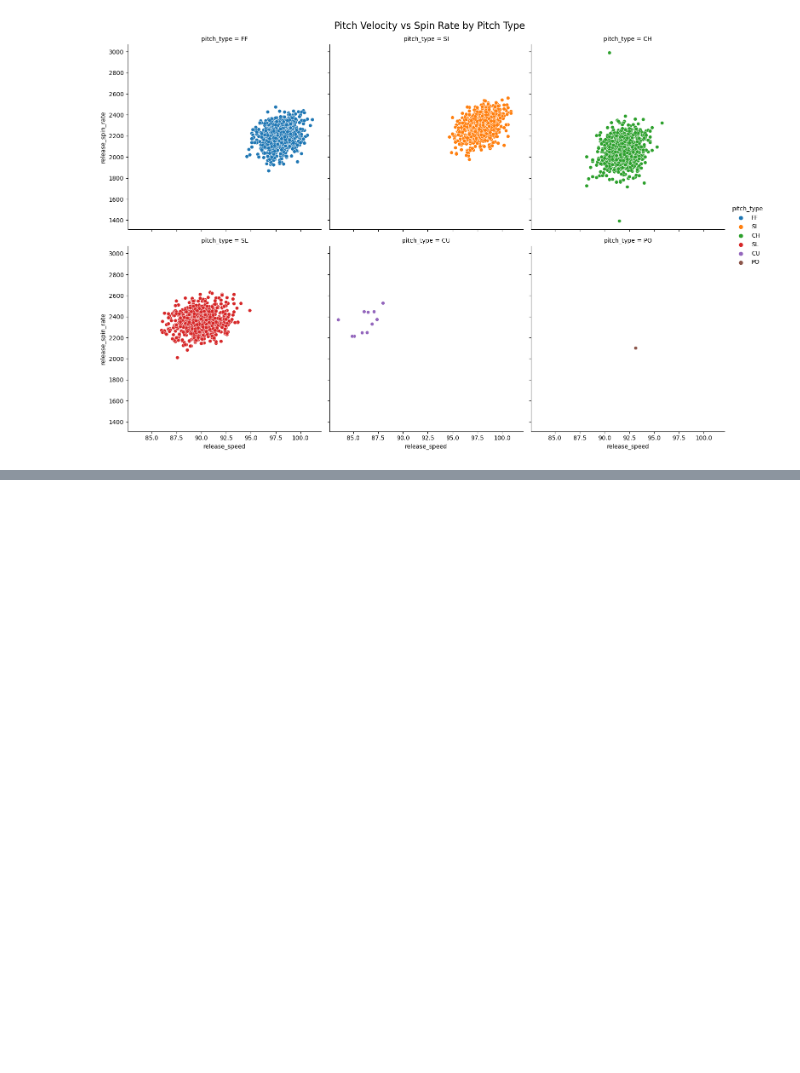
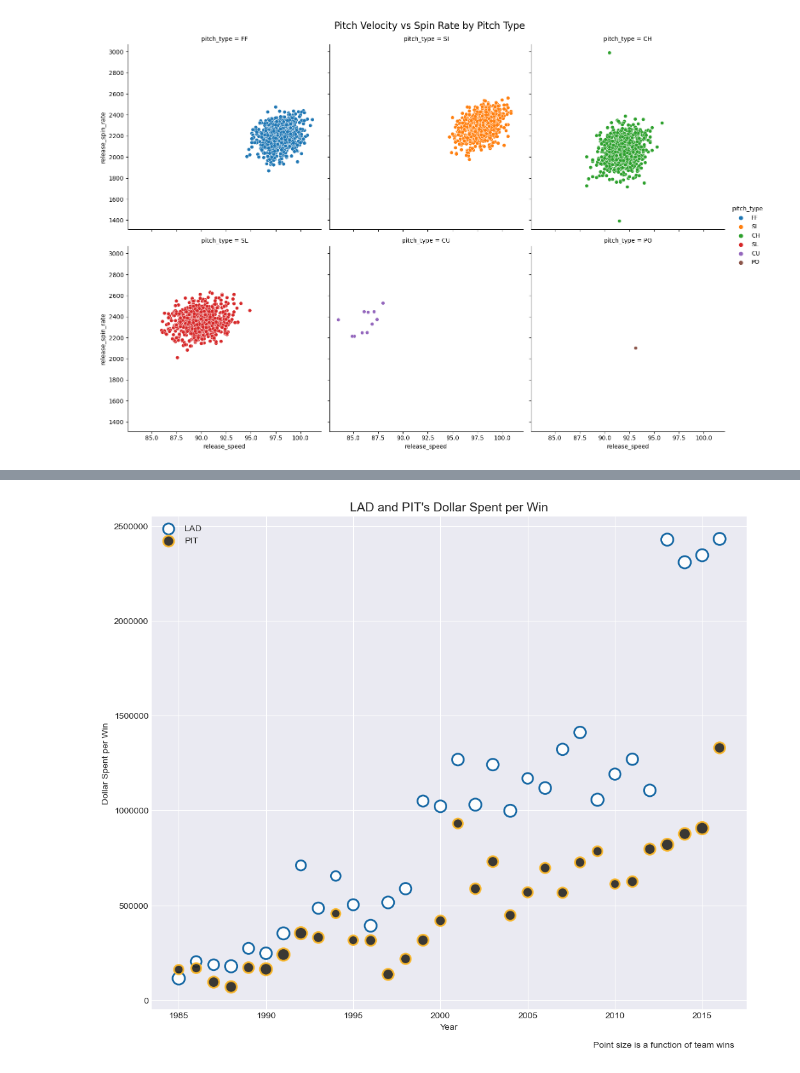
Before and after one commit to danielcho16/baseball_analytics, a Jupyter notebook: baseball_analytics.ipynb, the cells around one changed output, grey strips where cells are left out. Saved outputs shown, nothing was run; the diff lists cells and outputs as text; code cells hidden in the pictures; blank space fills up the shorter version.

```diff
--- a/baseball_analytics.ipynb
+++ b/baseball_analytics.ipynb
@@ -1106,0 +1245,24 @@ plt.suptitle('Pitch Velocity vs Spin Rate by Pitch Type',ha='center',y=1.02,font
+# %%
+# merge salaries and teams df and new columns salary per win and salary per attendance
+money_wins = salaries_teams_years.merge(teams,on=['teamID','yearID'])
+
+lad_pit = money_wins[(money_wins['teamID']=='LAN') | (money_wins['teamID']=='PIT')]
+lad_pit['salary/win'] = lad_pit['salary'] / lad_pit['W']
+lad_pit['salary/attend'] = lad_pit['salary'] / lad_pit['attendance']
+# %%
+# plot of Dodgers and Pirates dollar spent per win
+lad = lad_pit.loc[lad_pit['teamID']=='LAN']
+pit = lad_pit.loc[lad_pit['teamID']=='PIT']
+
+fig, ax = plt.subplots(figsize=(12,10))
+ax.scatter(x='yearID',y='salary/win',data=lad,color='#FFFFFF',alpha=0.9,edgecolors='#005A9C',lw=2,s=lad['W']*2)
+ax.scatter(x='yearID',y='salary/win',data=pit,color='#27251F',alpha=0.9,edgecolors='#FDB827',lw=2,s=pit['W']*2)
+
+ax.ticklabel_format(style='plain',useOffset=False)
+ax.set_xlabel('Year')
+ax.set_ylabel('Dollar Spent per Win')
+ax.set_title('LAD and PIT\'s Dollar Spent per Win',fontsize=14)
+ax.legend(['LAD','PIT'],loc='upper left')
+fig.text(0.7,0.05,'Point size is a function of team wins');
+# %% [output]
+[figure, added]
```
Also changed, not shown: parts of 15 cells of this notebook, 1 other file.
